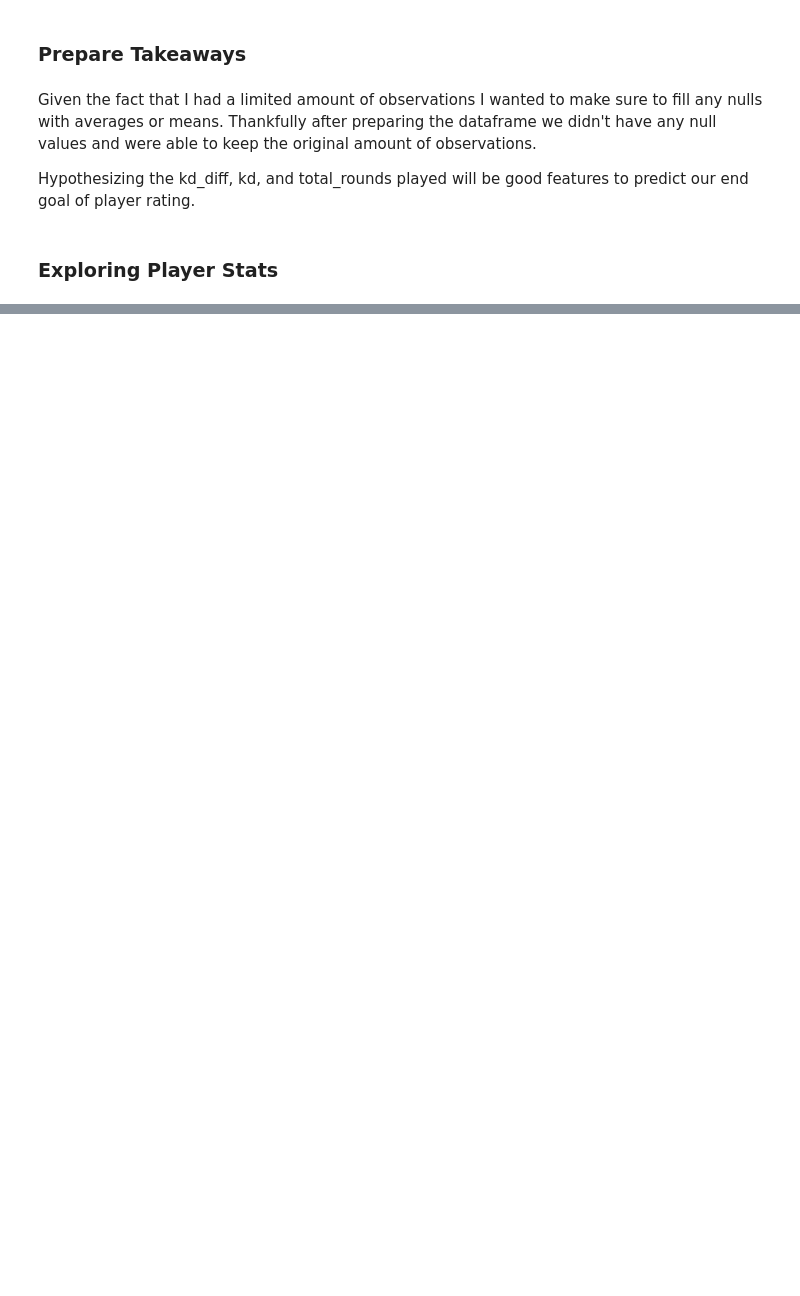
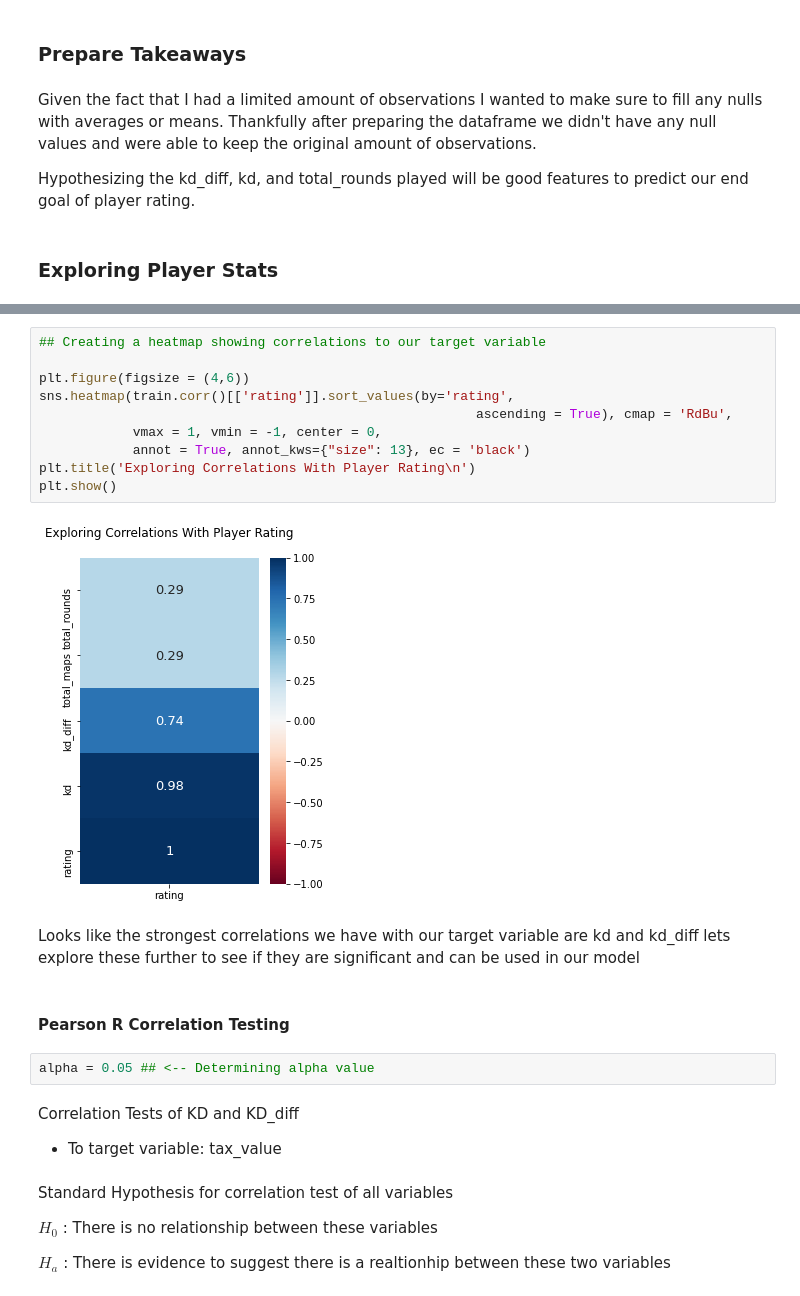
Before and after one commit to ForrestMccrosky/CSGO_player_KD, a Jupyter notebook: Final_Report_Script.ipynb, the cells around one changed output, grey strips where cells are left out. Drawn from its saved outputs; the diff is of its cells as text; blank space fills up the shorter version.

```diff
--- a/Final_Report_Script.ipynb
+++ b/Final_Report_Script.ipynb
@@ -183,0 +216,27 @@ Hypothesizing the kd_diff, kd, and total_rounds played will be good features to
+# %%
+## Creating a heatmap showing correlations to our target variable
+
+plt.figure(figsize = (4,6))
+sns.heatmap(train.corr()[['rating']].sort_values(by='rating',
+                                                        ascending = True), cmap = 'RdBu',
+            vmax = 1, vmin = -1, center = 0,
+            annot = True, annot_kws={"size": 13}, ec = 'black')
+plt.title('Exploring Correlations With Player Rating\n')
+plt.show()
+# %% [output]
+[figure, added]
+# %% [markdown]
+Looks like the strongest correlations we have with our target variable are kd and kd_diff lets explore these further to see if they are significant and can be used in our model
+# %% [markdown]
+#### Pearson R Correlation Testing
+# %%
+alpha = 0.05 ## <-- Determining alpha value
+# %% [markdown]
+Correlation Tests of KD and KD_diff
+ - To target variable: tax_value
+# %% [markdown]
+Standard Hypothesis for correlation test of all variables
+
+$H_0$ : There is no relationship between these variables
+
+$H_a$ : There is evidence to suggest there is a realtionhip between these two variables
```
Also changed, not shown: parts of 43 cells of this notebook.
